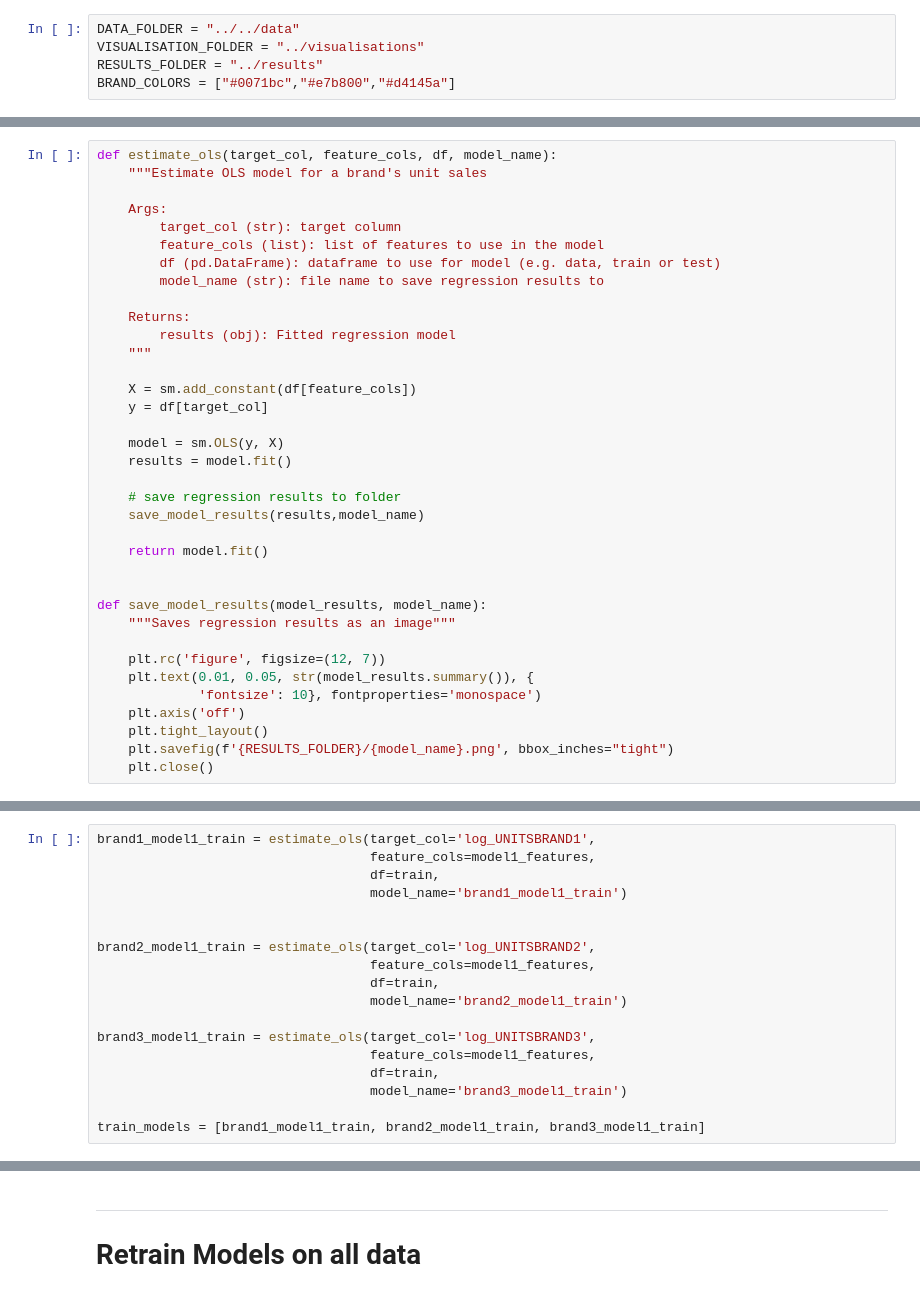
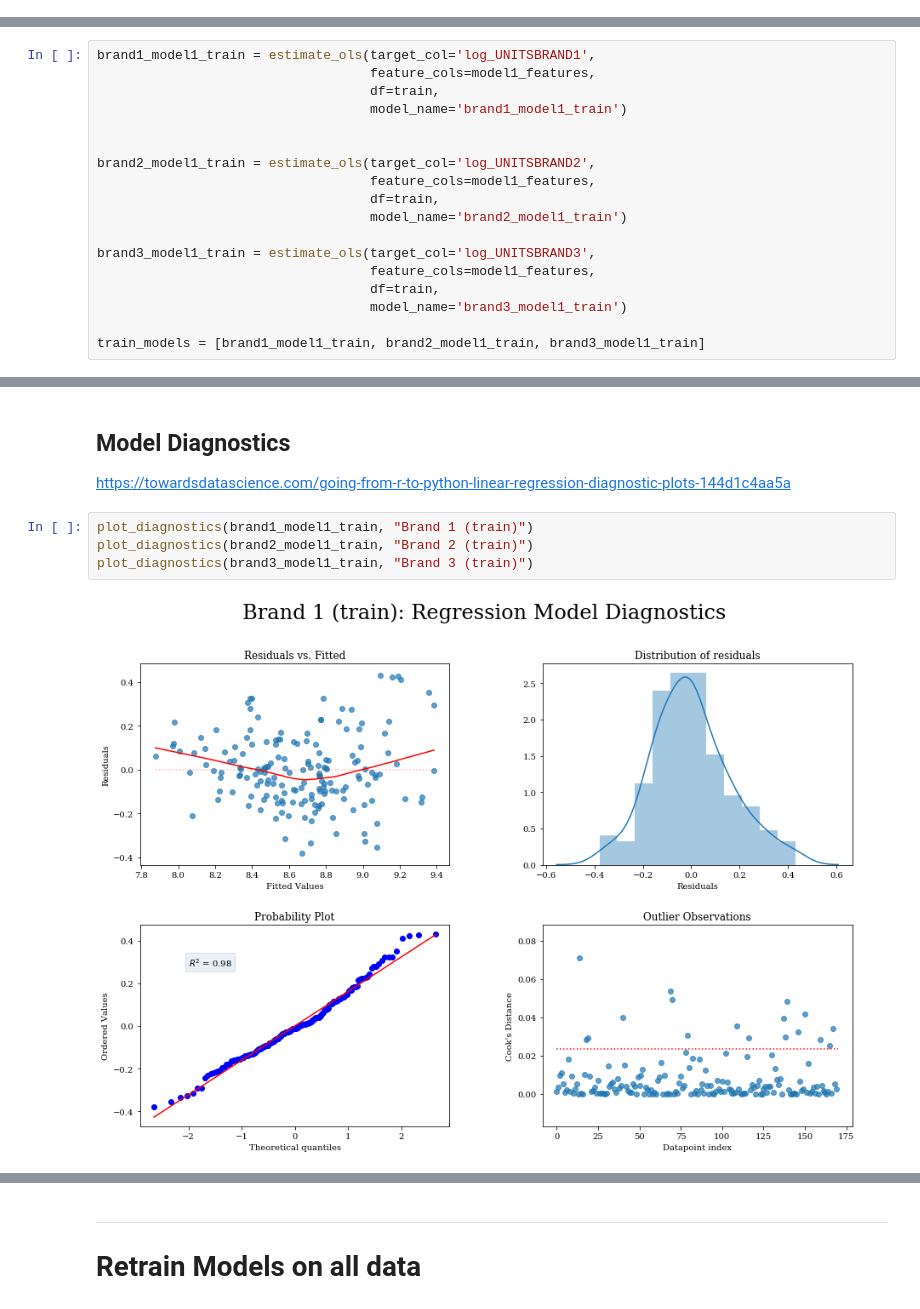
Before and after one commit to julian-west/marketing-resource-allocation, a Jupyter notebook: report/notebooks/01_regression_modelling.ipynb, the cells around one changed output, grey strips where cells are left out. Saved outputs shown, nothing was run; the diff lists cells and outputs as text.

Commit message:
plot diagnostics

```diff
--- a/report/notebooks/01_regression_modelling.ipynb
+++ b/report/notebooks/01_regression_modelling.ipynb
@@ -38,8 +47,3 @@ plt.rcParams['font.family'] = 'serif'
-# %%
-DATA_FOLDER = "../../data"
-VISUALISATION_FOLDER = "../visualisations"
-RESULTS_FOLDER = "../results"
-BRAND_COLORS = ["#0071bc","#e7b800","#d4145a"]
 # %% [markdown]
 # Load Data
 # %% [markdown]
@@ -259,36 +246,0 @@ https://towardsdatascience.com/going-from-r-to-python-linear-regression-diagnost
-# %%
-def estimate_ols(target_col, feature_cols, df, model_name):
-    """Estimate OLS model for a brand's unit sales
-
-    Args:
-        target_col (str): target column
-        feature_cols (list): list of features to use in the model
-        df (pd.DataFrame): dataframe to use for model (e.g. data, train or test)
-        model_name (str): file name to save regression results to
-
-    Returns:
-        results (obj): Fitted regression model
-    """
-
-    X = sm.add_constant(df[feature_cols])
-    y = df[target_col]
-
-    model = sm.OLS(y, X)
-    results = model.fit()
-
-    # save regression results to folder
-    save_model_results(results,model_name)
-
-    return model.fit()
-
-
-def save_model_results(model_results, model_name):
-    """Saves regression results as an image"""
-
-    plt.rc('figure', figsize=(12, 7))
-    plt.text(0.01, 0.05, str(model_results.summary()), {
-             'fontsize': 10}, fontproperties='monospace')
-    plt.axis('off')
-    plt.tight_layout()
-    plt.savefig(f'{RESULTS_FOLDER}/{model_name}.png', bbox_inches="tight")
-    plt.close()
@@ -399 +352,11 @@ Covariance Type:            nonrobust
 ****************************************************************************************************
+# %% [markdown]
+## Model Diagnostics
+
+https://towardsdatascience.com/going-from-r-to-python-linear-regression-diagnostic-plots-144d1c4aa5a
+# %%
+plot_diagnostics(brand1_model1_train, "Brand 1 (train)")
+plot_diagnostics(brand2_model1_train, "Brand 2 (train)")
+plot_diagnostics(brand3_model1_train, "Brand 3 (train)")
+# %% [output]
+[figure, added]
```
Also changed, not shown: parts of 15 cells of this notebook, 5 other files.
